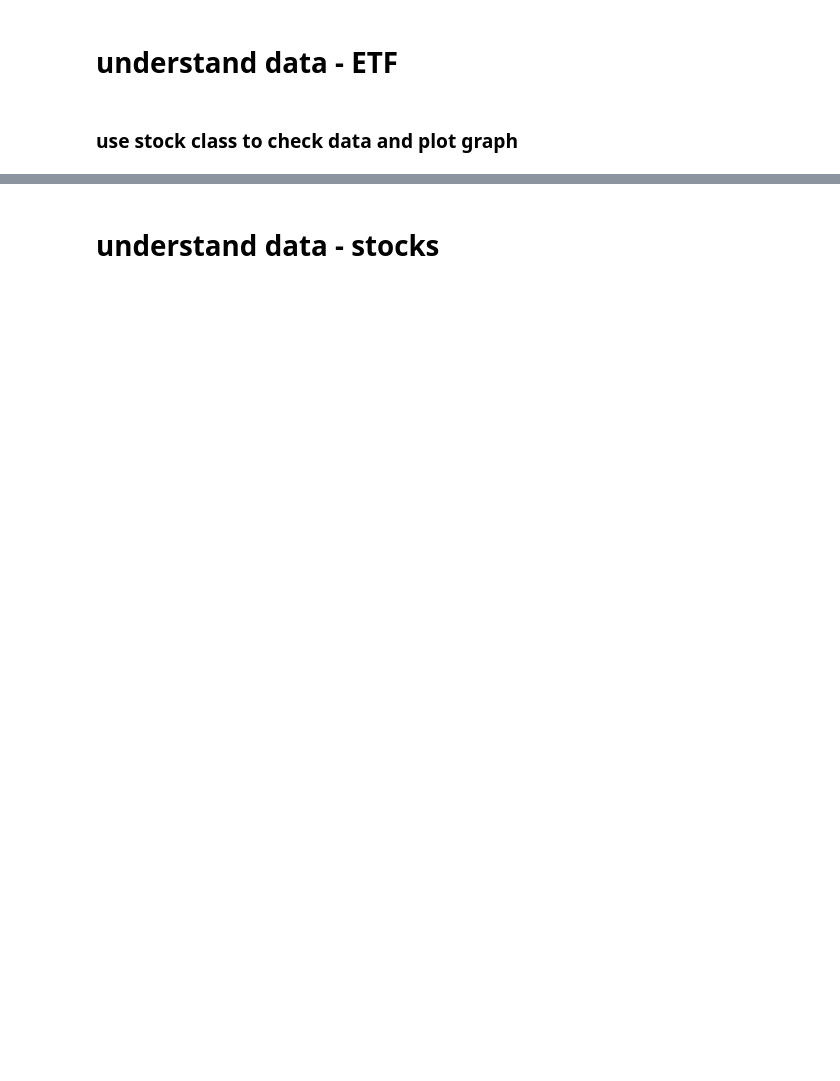
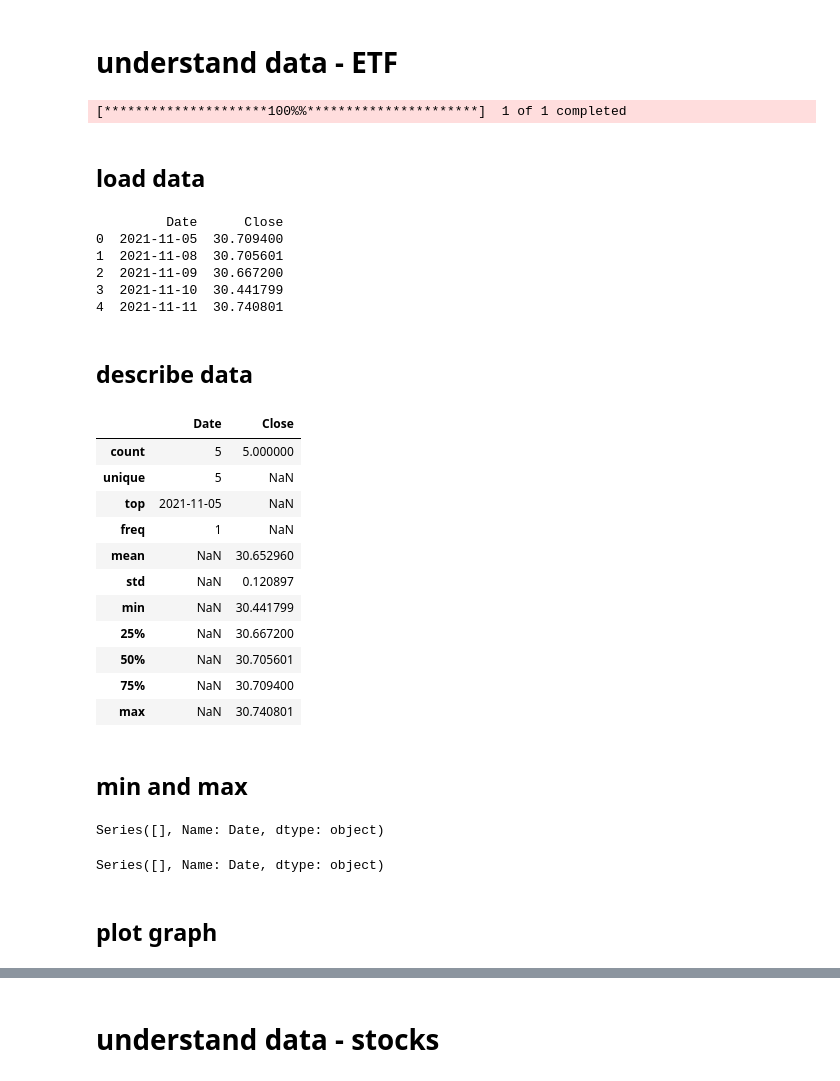
Before and after one commit to scaja/python_libraries_toolkits_for_modern_day_analysts_deprecated, a Jupyter notebook: 02_data_understanding.ipynb, the cells around one changed output, grey strips where cells are left out. Saved outputs shown, nothing was run; the diff lists cells and outputs as text; code cells hidden in the pictures; blank space fills up the shorter version.

Commit message:
data understanding updated

```diff
--- a/02_data_understanding.ipynb
+++ b/02_data_understanding.ipynb
@@ -27,29 +27,36 @@ warnings.filterwarnings("ignore", category=FutureWarning)
 # %%
-class stock:
+class stock_orig:
     def __init__(self, ticker_symbol):
+
+        # load data
         self.ticker_symbol = ticker_symbol
-        self.data = yf.download(ticker_symbol, start="2021-11-01", end="2024-03-31")
-        self.company_name = yf.Ticker(ticker_symbol).info['longName']
+        self.company_stock_prices = yf.download(ticker_symbol, start="2021-11-01", end="2024-03-31")
+        self.company_name = yf.Ticker(ticker_symbol).info['longName'].replace(r'/', ' ')
         self.currency = yf.Ticker(ticker_symbol).info['currency']
 
-    def save_stock_data(self):
-        self.data.to_csv('data/' + self.company_name + '.csv')
+        self.load_csv_company_stock_price = []
 
-    def print_stock_data(self):
-        print(self.data.head())
+    def save_csv_data(self):
+        self.company_stock_prices.to_csv('data/' + self.company_name + '.csv')
+
+    def load_csv_data(self):
+        self.load_csv_company_stock_price = pd.read_csv('data/' + self.company_name + '.csv')
 
     def plot_stock_data(self):
-        self.data['Close'].plot()
+        self.company_stock_prices['Close'].plot()
         plt.title(self.company_name)
         plt.show()
 
     def correlation_two_variables():
-        sns.regplot(x="engine-size", y="price", data=df)
-        plt.ylim(0,)
+        #sns.regplot(x="engine-size", y="price", data=df)
+        #plt.ylim(0,)
+        pass
+
+    def
 
     def to_sqlite_database(self):
-        conn = sqlite3.connect('stocks_original.db')
-        self.data['Close'].to_sql(name=self.company_name, con=conn, if_exists='replace')
+        conn = sqlite3.connect('stocks_orig.db')
+        self.company_stock_prices.to_sql(name=self.company_name, con=conn, if_exists='replace')
         conn.commit()
         conn.close()
 # %% [markdown]
@@ -76,4 +86,50 @@ for i in range(len(ticker_symbols)):
 # %% [markdown]
 # understand data - ETF
+# %%
+stock_orig_obj = stock_orig('WOOE.AS')
+# %% [output]
+[*********************100%%**********************]  1 of 1 completed
+# %% [markdown]
+## load data
+# %%
+stock_orig_obj.load_csv_data()
+aux_var_dataframe = stock_orig_obj.load_csv_company_stock_price.head(5)[['Date', 'Close']]
+print(aux_var_dataframe)
+# %% [output]
+         Date      Close
+0  2021-11-05  30.709400
+1  2021-11-08  30.705601
+2  2021-11-09  30.667200
+3  2021-11-10  30.441799
+4  2021-11-11  30.740801
+# %% [markdown]
+## describe data
+# %%
+aux_var_dataframe.describe(include = 'all')
+# %% [output]
+|  | Date | Close |
+| count | 5 | 5.000000 |
+| unique | 5 | NaN |
+| top | 2021-11-05 | NaN |
+| freq | 1 | NaN |
+| mean | NaN | 30.652960 |
+| std | NaN | 0.120897 |
+| min | NaN | 30.441799 |
+| 25% | NaN | 30.667200 |
+| 50% | NaN | 30.705601 |
+| 75% | NaN | 30.709400 |
+| max | NaN | 30.740801 |
+# %% [markdown]
+## min and max
+# %%
+aux_var_min = aux_var_dataframe.loc[aux_var_dataframe['Close'] <= 22.730000, 'Date']
+print(aux_var_min.head())
+# %% [output]
+Series([], Name: Date, dtype: object)
+# %%
+aux_var_max = aux_var_dataframe.loc[aux_var_dataframe['Close'] >= 33.823799, 'Date']
+print(aux_var_max.head())
+# %% [output]
+Series([], Name: Date, dtype: object)
 # %% [markdown]
-### use stock class to check data and plot graph
+## plot graph
```
Also changed, not shown: parts of 12 cells of this notebook, 12 other files.
